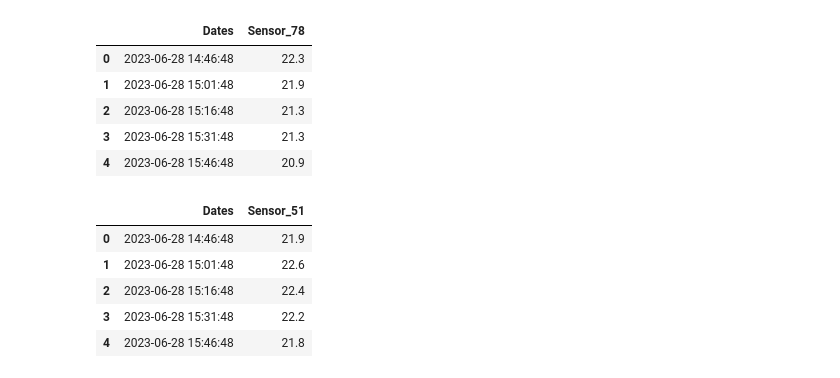
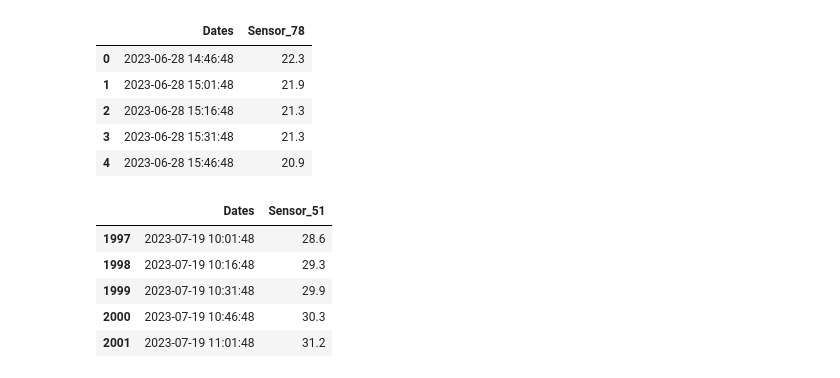
Before and after one commit to qhienle/ieb_icu, a Jupyter notebook: ieb_icu-analyses.ipynb, the cells around one changed output. Saved outputs shown, nothing was run; the diff lists cells and outputs as text; code cells hidden in the pictures.

```diff
--- a/ieb_icu-analyses.ipynb
+++ b/ieb_icu-analyses.ipynb
@@ -13,6 +13,10 @@ import pandas as pd
 from geopy.geocoders import Nominatim
 import seaborn as sns
 import plotly.express as px
+
+date_stamp  = '20230719'
+data_stone = f'data/EFE231100351_{date_stamp}.xlsx'
+data_plant = f'data/EFE231100378_{date_stamp}.xlsx'
 # %%
 geolocator = Nominatim(user_agent="hien_foo")
 montreal = geolocator.geocode("Montreal, Quebec, Canada")
@@ -64,13 +69,13 @@ df78.head()
 | 3 | 2023-06-28 15:31:48 | 21.3 |
 | 4 | 2023-06-28 15:46:48 | 20.9 |
 # %%
-df51 = pd.read_excel('data/EFE231100351_0000001.xlsx', skiprows=28, usecols=[1, 2])
+df51 = pd.read_excel(data_stone, skiprows=28, usecols=[1, 2])
 df51.columns = ['Dates', 'Sensor_51']
-df51.head()
+df51.tail()
 # %% [output]
 |  | Dates | Sensor_51 |
-| 0 | 2023-06-28 14:46:48 | 21.9 |
-| 1 | 2023-06-28 15:01:48 | 22.6 |
-| 2 | 2023-06-28 15:16:48 | 22.4 |
-| 3 | 2023-06-28 15:31:48 | 22.2 |
-| 4 | 2023-06-28 15:46:48 | 21.8 |
+| 1997 | 2023-07-19 10:01:48 | 28.6 |
+| 1998 | 2023-07-19 10:16:48 | 29.3 |
+| 1999 | 2023-07-19 10:31:48 | 29.9 |
+| 2000 | 2023-07-19 10:46:48 | 30.3 |
+| 2001 | 2023-07-19 11:01:48 | 31.2 |
```
Also changed, not shown: parts of 11 cells of this notebook.
